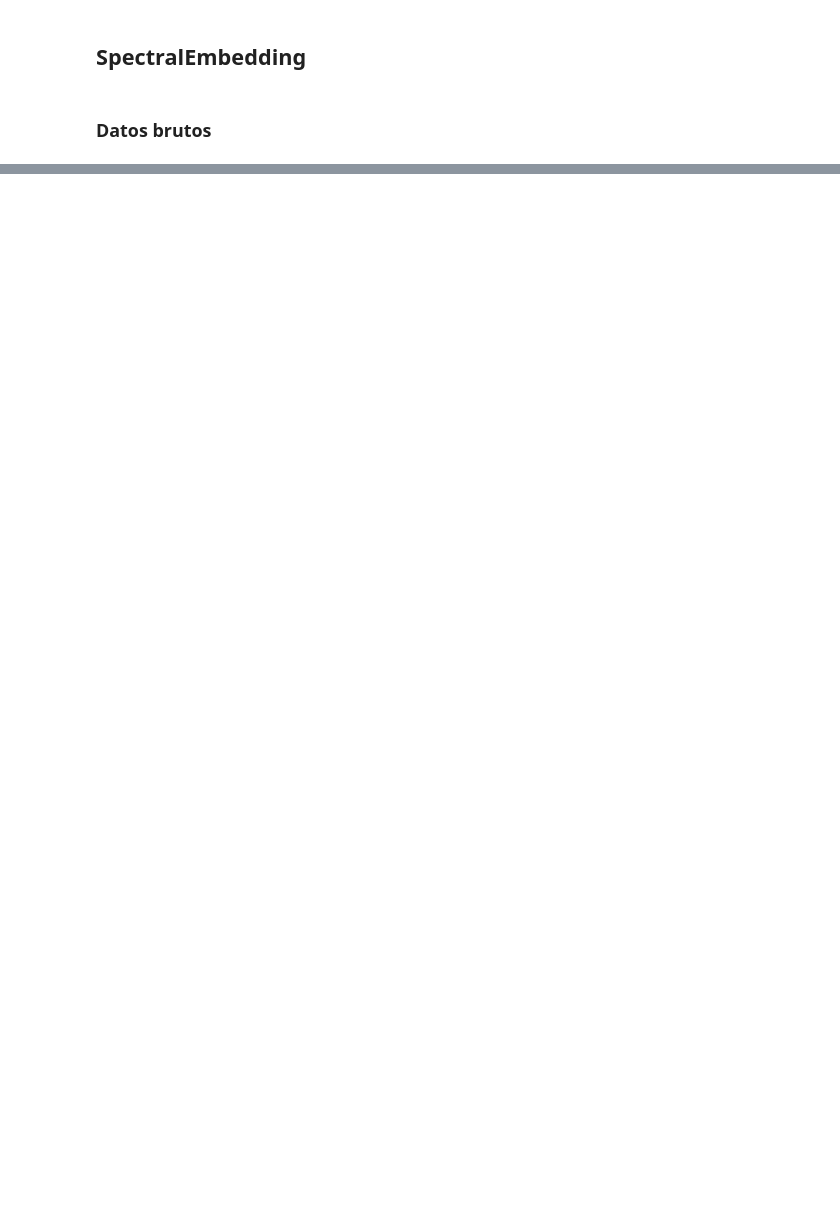
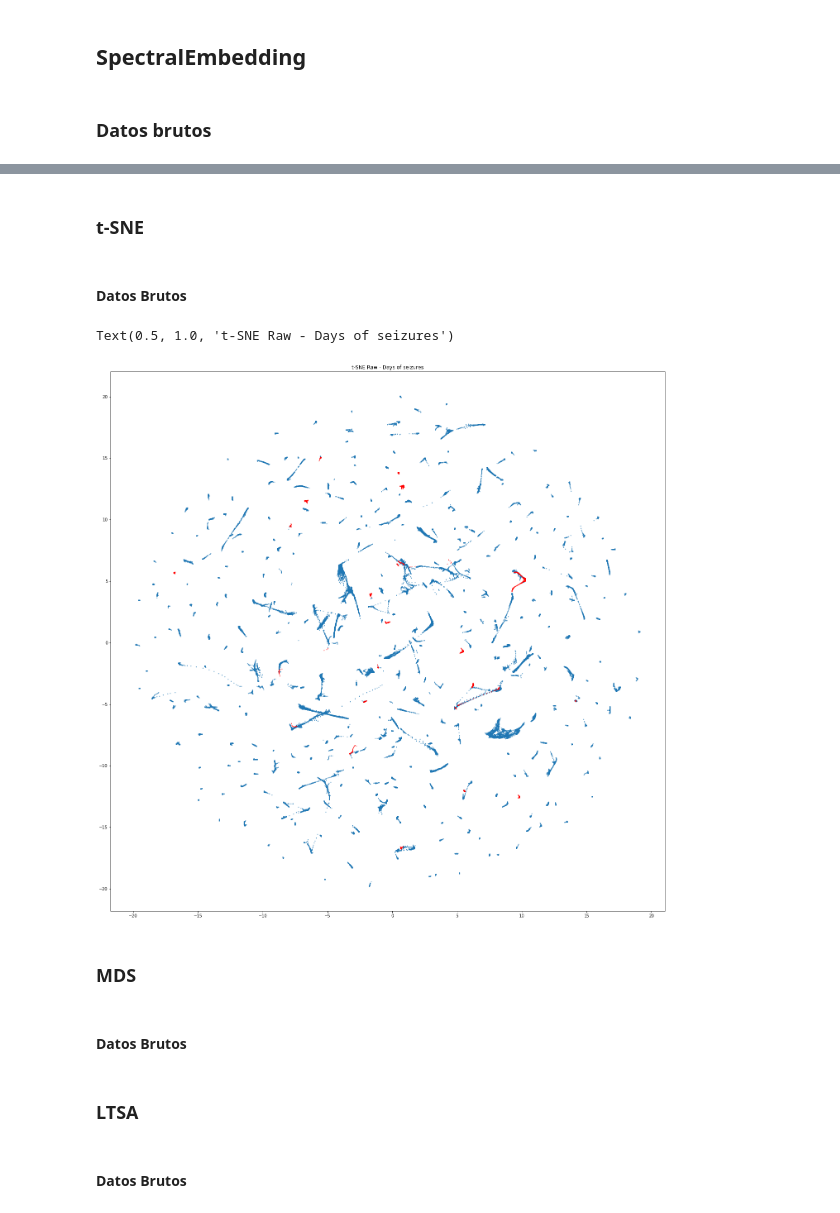
Before and after one commit to jlgarridol/TFG-SmartBeds, a Jupyter notebook: src/Técnicas de reducción de dimensionalidad.ipynb, the cells around one changed output, grey strips where cells are left out. Cells and saved outputs as stored; diff of their text form; code cells hidden in the pictures; blank space fills up the shorter version.

```diff
--- a/src/Técnicas de reducción de dimensionalidad.ipynb
+++ b/src/Técnicas de reducción de dimensionalidad.ipynb
@@ -45,3 +45,7 @@ datosPart.head()
 len(datosPart)
 # %% [output]
 118138
+# %%
+data = datosPart.iloc[:,1:len(datosPart.columns)-1]
+data = data.astype(np.float32)
+data.head()
@@ -51,8 +62,6 @@ len(datosPart)
 from sklearn.manifold import SpectralEmbedding as SE
 # %% [markdown]
 ### Datos brutos
-# %%
-data = datosPart.iloc[:,1:13]
 # %%
 seB = SE(n_components=2,n_neighbors=50).fit_transform(data) #Con 50 vecinos no peta
 # %%
@@ -77,0 +88,2 @@ Text(0.5, 1.0, 'Spectral Embedding Raw - Days of seizures')
+# %% [markdown]
+### t-SNE
@@ -77,0 +92,27 @@ Text(0.5, 1.0, 'Spectral Embedding Raw - Days of seizures')
+# %% [markdown]
+#### Datos Brutos
+# %%
+tsneB = TSNE(n_components=2).fit_transform(data)
+# %%
+plt.figure(figsize=(24,24))
+tsneSample = tsneB
+
+target = datosPart['target'].values
+notTarget = np.logical_not(target)
+
+serie = pd.DataFrame(tsneSample)
+
+X = pd.Series(serie[0]).loc[notTarget]
+Y = pd.Series(serie[1]).loc[notTarget]
+
+X_t = pd.Series(serie[0]).loc[target]
+Y_t = pd.Series(serie[1]).loc[target]
+
+plt.scatter(X,Y,s=1)
+plt.scatter(X_t,Y_t,s=1,c='r')
+plt.title('t-SNE Raw - Days of seizures')
+# %% [output]
+Text(0.5, 1.0, 't-SNE Raw - Days of seizures')
+[figure, added]
+# %% [markdown]
+### MDS
@@ -77,0 +121,2 @@ Text(0.5, 1.0, 'Spectral Embedding Raw - Days of seizures')
+# %% [markdown]
+#### Datos Brutos
@@ -77,0 +143,2 @@ Text(0.5, 1.0, 'Spectral Embedding Raw - Days of seizures')
+# %% [markdown]
+### LTSA
@@ -77,0 +147,2 @@ Text(0.5, 1.0, 'Spectral Embedding Raw - Days of seizures')
+# %% [markdown]
+#### Datos Brutos
```
Also changed, not shown: parts of 9 cells of this notebook, 1 other file.
